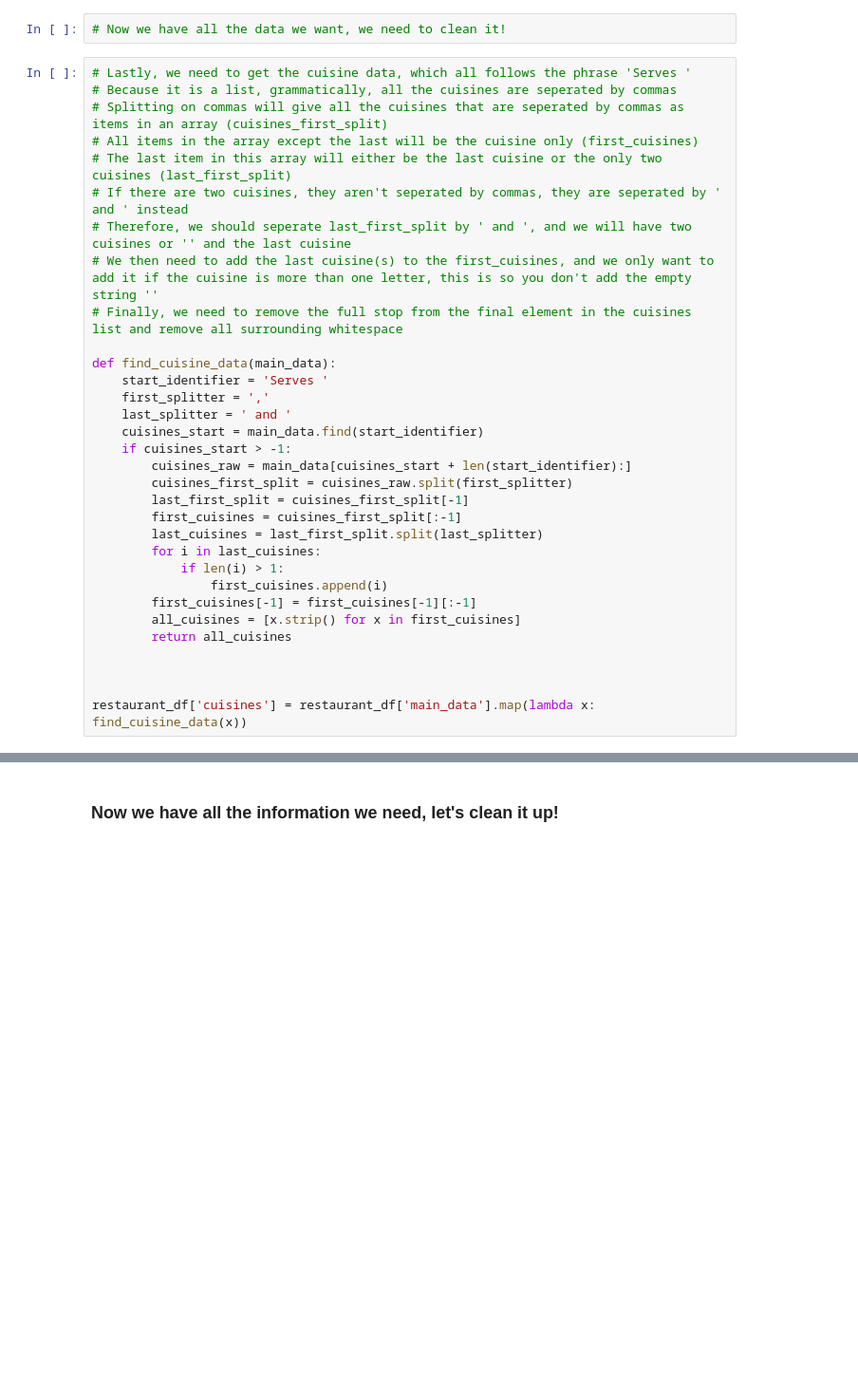
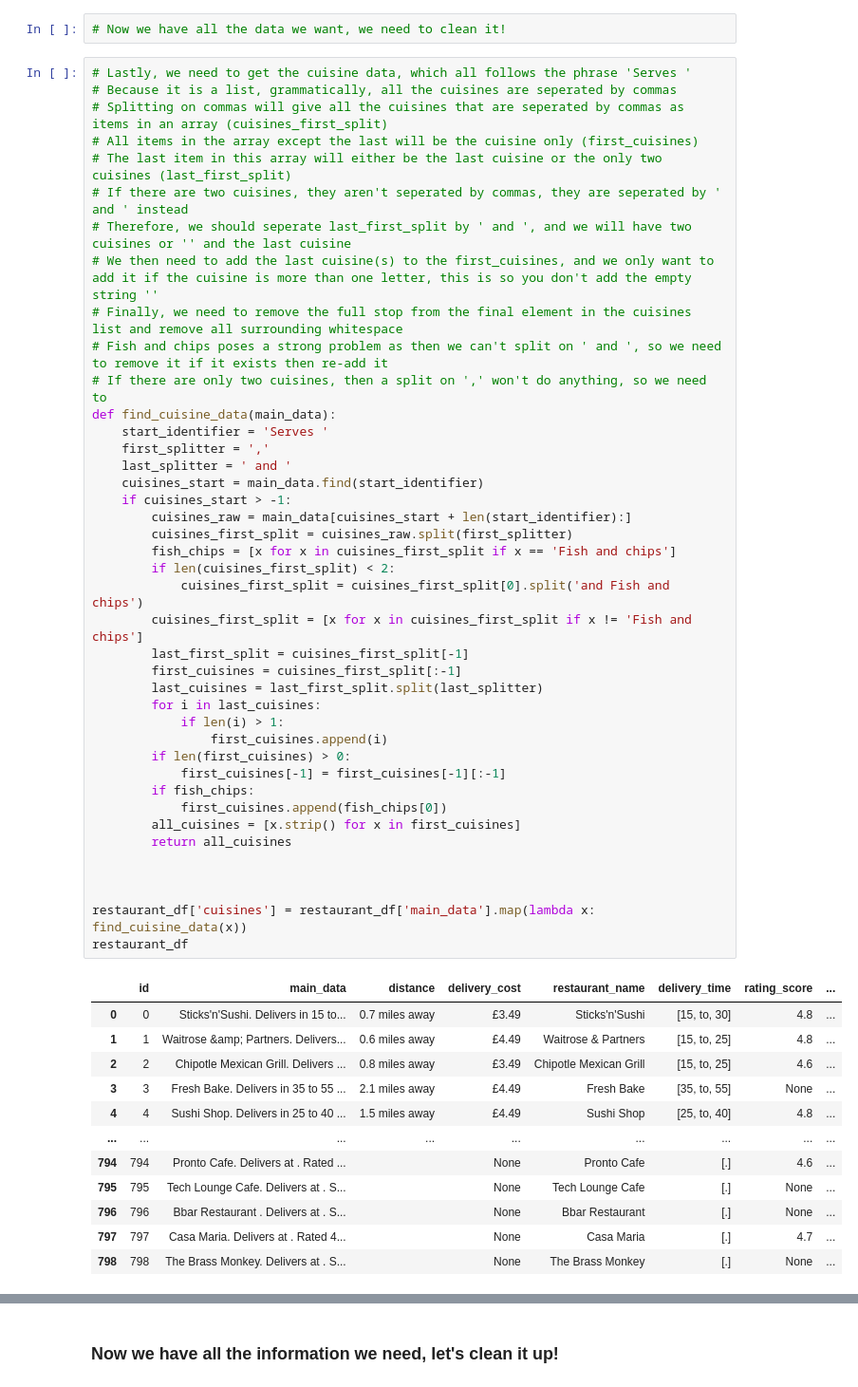
Before and after one commit to SelvinSelbaraju/deliveroo-web-scraper, a Jupyter notebook: Web Scraping.ipynb, the cells around one changed output, grey strips where cells are left out. Shown at 95% size. Drawn from its saved outputs; the diff is of its cells as text; blank space fills up the shorter version.

```diff
--- a/Web Scraping.ipynb
+++ b/Web Scraping.ipynb
@@ -164,32 +163,54 @@ restaurant_df['rating_number'] = restaurant_df['main_data'].map(lambda x: find_r
 # %%
 # Lastly, we need to get the cuisine data, which all follows the phrase 'Serves '
 # Because it is a list, grammatically, all the cuisines are seperated by commas
 # Splitting on commas will give all the cuisines that are seperated by commas as items in an array (cuisines_first_split)
 # All items in the array except the last will be the cuisine only (first_cuisines)
 # The last item in this array will either be the last cuisine or the only two cuisines (last_first_split)
 # If there are two cuisines, they aren't seperated by commas, they are seperated by ' and ' instead
 # Therefore, we should seperate last_first_split by ' and ', and we will have two cuisines or '' and the last cuisine
 # We then need to add the last cuisine(s) to the first_cuisines, and we only want to add it if the cuisine is more than one letter, this is so you don't add the empty string ''
 # Finally, we need to remove the full stop from the final element in the cuisines list and remove all surrounding whitespace
-
+# Fish and chips poses a strong problem as then we can't split on ' and ', so we need to remove it if it exists then re-add it
+# If there are only two cuisines, then a split on ',' won't do anything, so we need to
 def find_cuisine_data(main_data):
     start_identifier = 'Serves '
     first_splitter = ','
     last_splitter = ' and '
     cuisines_start = main_data.find(start_identifier)
     if cuisines_start > -1:
         cuisines_raw = main_data[cuisines_start + len(start_identifier):]
         cuisines_first_split = cuisines_raw.split(first_splitter)
+        fish_chips = [x for x in cuisines_first_split if x == 'Fish and chips']
+        if len(cuisines_first_split) < 2:
+            cuisines_first_split = cuisines_first_split[0].split('and Fish and chips')
+        cuisines_first_split = [x for x in cuisines_first_split if x != 'Fish and chips']
         last_first_split = cuisines_first_split[-1]
         first_cuisines = cuisines_first_split[:-1]
         last_cuisines = last_first_split.split(last_splitter)
         for i in last_cuisines:
             if len(i) > 1:
                 first_cuisines.append(i)
-        first_cuisines[-1] = first_cuisines[-1][:-1]
+        if len(first_cuisines) > 0:
+            first_cuisines[-1] = first_cuisines[-1][:-1]
+        if fish_chips:
+            first_cuisines.append(fish_chips[0])
         all_cuisines = [x.strip() for x in first_cuisines]
         return all_cuisines
 
 
 
 restaurant_df['cuisines'] = restaurant_df['main_data'].map(lambda x: find_cuisine_data(x))
+restaurant_df
+# %% [output]
+|  | id | main_data | distance | delivery_cost | restaurant_name | delivery_time | rating_score | ... |
+| 0 | 0 | Sticks'n'Sushi. Delivers in 15 to... | 0.7 miles away | £3.49 | Sticks'n'Sushi | [15, to, 30] | 4.8 | ... |
+| 1 | 1 | Waitrose &amp; Partners. Delivers... | 0.6 miles away | £4.49 | Waitrose & Partners | [15, to, 25] | 4.8 | ... |
+| 2 | 2 | Chipotle Mexican Grill. Delivers ... | 0.8 miles away | £3.49 | Chipotle Mexican Grill | [15, to, 25] | 4.6 | ... |
+| 3 | 3 | Fresh Bake. Delivers in 35 to 55 ... | 2.1 miles away | £4.49 | Fresh Bake | [35, to, 55] | None | ... |
+| 4 | 4 | Sushi Shop. Delivers in 25 to 40 ... | 1.5 miles away | £4.49 | Sushi Shop | [25, to, 40] | 4.8 | ... |
+| ... | ... | ... | ... | ... | ... | ... | ... | ... |
+| 794 | 794 | Pronto Cafe. Delivers at . Rated ... |  | None | Pronto Cafe | [.] | 4.6 | ... |
+| 795 | 795 | Tech Lounge Cafe. Delivers at . S... |  | None | Tech Lounge Cafe | [.] | None | ... |
+| 796 | 796 | Bbar Restaurant . Delivers at . S... |  | None | Bbar Restaurant | [.] | None | ... |
+| 797 | 797 | Casa Maria. Delivers at . Rated 4... |  | None | Casa Maria | [.] | 4.7 | ... |
+| 798 | 798 | The Brass Monkey. Delivers at . S... |  | None | The Brass Monkey | [.] | None | ... |
```
Also changed, not shown: parts of 11 cells of this notebook.
